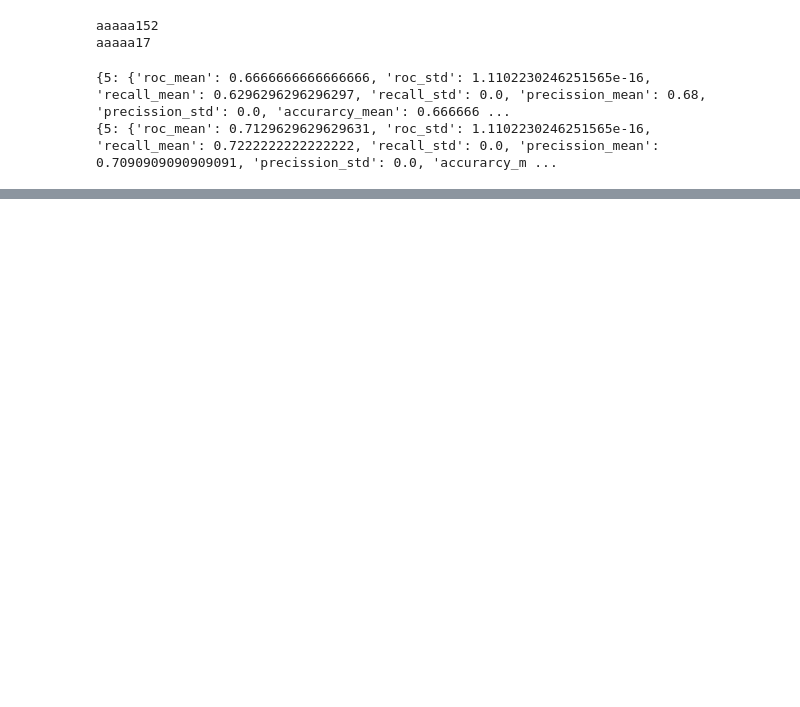
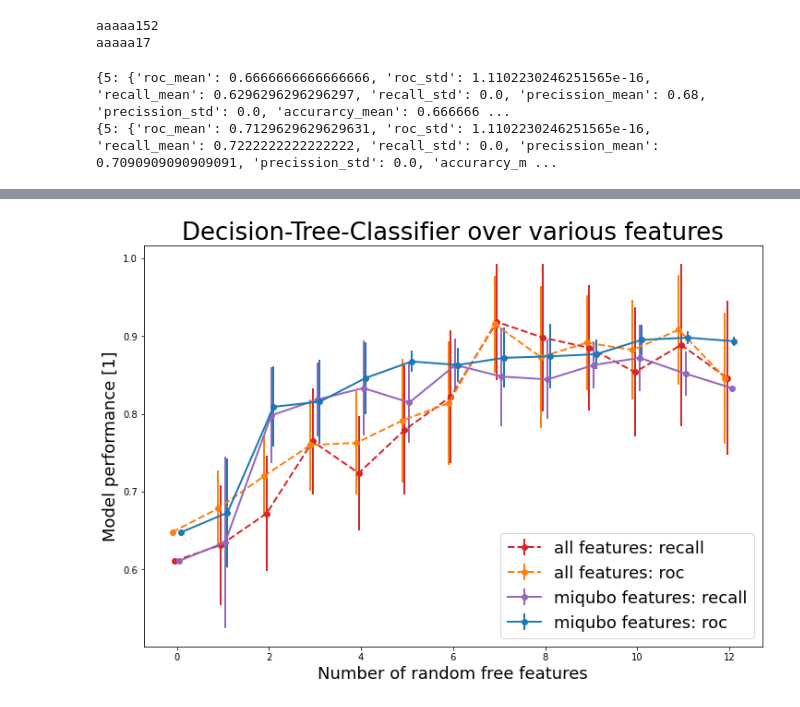
Before and after one commit to FilipKubackiSoton/Feature-Extraction-Medical-ResearchDwave, a Jupyter notebook: training2.ipynb, the cells around one changed output, grey strips where cells are left out. Drawn from its saved outputs; the diff is of its cells as text; code cells hidden in the pictures; blank space fills up the shorter version.

```diff
--- a/training2.ipynb
+++ b/training2.ipynb
@@ -248,0 +250,8 @@ df_all
+# %%
+binary_f = [x for x in df_all.columns if len(np.unique(df_all[x]))==2]
+float_f = list(set([x for x, y in df_all.dtypes.items() if y == np.float]) - set(binary_f))
+int_f = list(set([x for x, y in df_all.dtypes.items() if y == np.int]) - set(binary_f))
+
+df_float_norm = pd.DataFrame(data=preprocessing.StandardScaler().fit(df_all[float_f]).transform(df_all[float_f]), columns=float_f)
+df_int_norm = pd.DataFrame(data=preprocessing.StandardScaler().fit(df_all[int_f]).transform(df_all[int_f]), columns=int_f)
+df_normalized = pd.concat([df_all[binary_f], df_float_norm, df_int_norm], axis=1, join="inner")
@@ -248,0 +440,77 @@ df_all
+# %%
+model_name = "DecisionTreeClassifier"
+miqubo_series = {metric_key:[y[metric_key] for _, y in  stat_miqubo.items()] for metric_key in stat_miqubo[list(stat_miqubo.keys())[0]].keys()}
+all_series = {metric_key:[y[metric_key] for _, y in  stat_all.items()] for metric_key in stat_all[list(stat_all.keys())[0]].keys()}
+
+a_file = open("models_evaluation/performance_over_various_features/{}-miqubo.pkl".format(model_name), "wb")
+pickle.dump(miqubo_series, a_file)
+a_file.close()
+
+a_file = open("models_evaluation/performance_over_various_features/{}-all.pkl".format(model_name), "wb")
+pickle.dump(miqubo_series, a_file)
+a_file.close()
+
+fig, ax = plt.subplots(figsize = (12,8))
+
+trans1 = Affine2D().translate(-0.05, 0.0) + ax.transData
+trans2 = Affine2D().translate(-0.1, 0.0) + ax.transData
+trans3 = Affine2D().translate(+0.05, 0.0) + ax.transData
+trans4 = Affine2D().translate(+0.1, 0.0) + ax.transData
+
+x_ = np.arange(len(miqubo_f)+1)
+
+ax.errorbar(
+        x_,
+        all_series["recall_mean"],
+        yerr = all_series["recall_std"],
+        label = "all features: recall",
+        color='tab:red',
+        linewidth = 2,
+        marker="o",
+        transform=trans1,
+        ls = '--')
+
+ax.errorbar(
+        x_,
+        all_series["roc_mean"],
+        yerr = all_series["roc_std"],
+        label = "all features: roc",
+        color='tab:orange',
+        linewidth = 2,
+        marker="o",
+        transform=trans2,
+        ls = '--')
+
+ax.errorbar(
+        x_,
+        miqubo_series["recall_mean"],
+        yerr = miqubo_series["recall_std"],
+        label = "miqubo features: recall",
+        color='tab:purple',
+        linewidth = 2,
+        marker="o",
+        transform=trans3,
+        ls = '-')
+
+ax.errorbar(
+        x_,
+        miqubo_series["roc_mean"],
+        yerr = miqubo_series["roc_std"],
+        label = "miqubo features: roc",
+        color='tab:blue',
+        linewidth = 2,
+        marker="o",
+        transform=trans4,
+        ls = '-')
+
+plt.legend(loc ='lower right', fontsize = 18)
+
+plt.title('Decision-Tree-Classifier over various features',  fontsize = 26)
+plt.xlabel('Number of random free features',  fontsize = 18)
+plt.ylabel("Model performance [1]",  fontsize = 18)
+plt.savefig("plots/performance_over_various_features/{}_performance.png".format(model_name))
+plt.savefig("plots/performance_over_various_features/{}_performance.jpg".format(model_name))
+
+plt.show()
+# %% [output]
+[figure, added]
```
Also changed, not shown: parts of 10 cells of this notebook, 37 other files.
